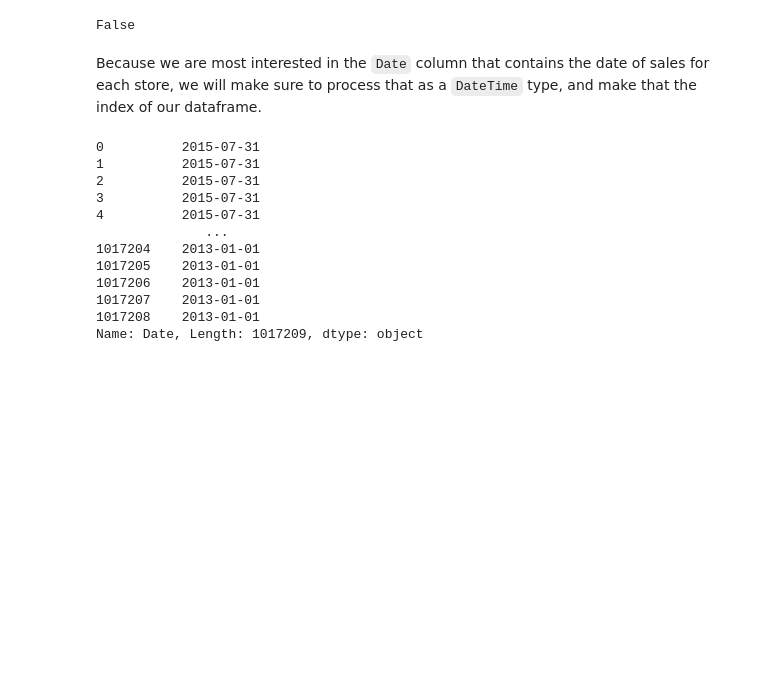
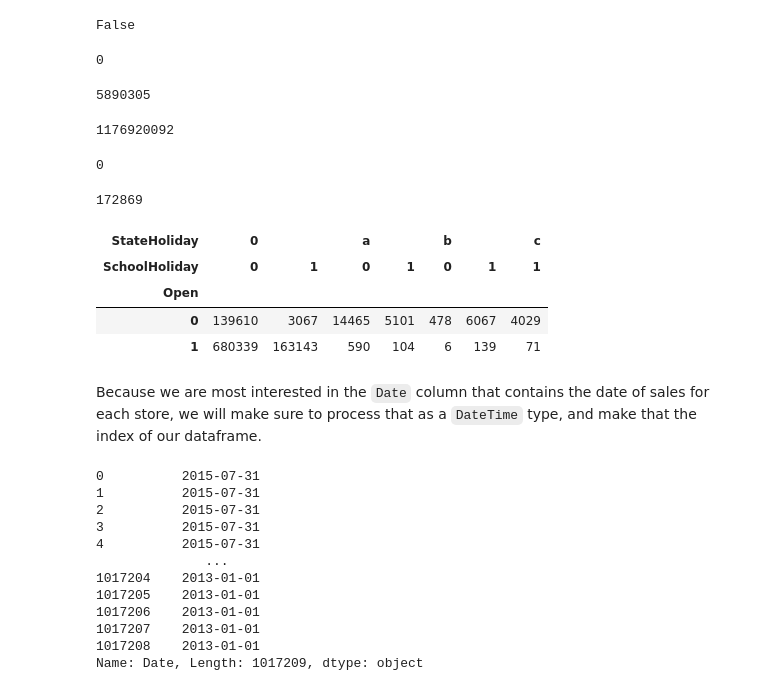
Before and after one commit to jww703/DS-SF-36, a Jupyter notebook: classes/19/notebooks/codealong-19-time-series-starter-code.ipynb, the cells around one changed output. Drawn from its saved outputs; the diff is of its cells as text; code cells hidden in the pictures; blank space fills up the shorter version.

```diff
--- a/classes/19/notebooks/codealong-19-time-series-starter-code.ipynb
+++ b/classes/19/notebooks/codealong-19-time-series-starter-code.ipynb
@@ -63,6 +63,34 @@ df.describe()
 df.isnull().values.any()
 # %% [output]
 False
+# %%
+df[df.Open == 0].Sales.sum()
+# %% [output]
+0
+# %%
+df[df.StateHoliday == 'a'].Sales.sum()
+# %% [output]
+5890305
+# %%
+df[df.SchoolHoliday == 1].Sales.sum()
+# %% [output]
+1176920092
+# %%
+df[df.Customers == 0 ].Sales.sum()
+# %% [output]
+0
+# %%
+df[df.Customers == 0].Date.count()
+# %% [output]
+172869
+# %%
+pd.crosstab(df.Open, columns = [df.StateHoliday, df.SchoolHoliday])
+# %% [output]
+| StateHoliday | 0 |  | a |  | b |  | c |
+| SchoolHoliday | 0 | 1 | 0 | 1 | 0 | 1 | 1 |
+| Open |  |  |  |  |  |  |  |
+| 0 | 139610 | 3067 | 14465 | 5101 | 478 | 6067 | 4029 |
+| 1 | 680339 | 163143 | 590 | 104 | 6 | 139 | 71 |
 # %% [markdown]
 Because we are most interested in the `Date` column that contains the date of sales for each store, we will make sure to process that as a `DateTime` type, and make that the index of our dataframe.
 # %%
```
Also changed, not shown: parts of 28 cells of this notebook, 2 other files.
